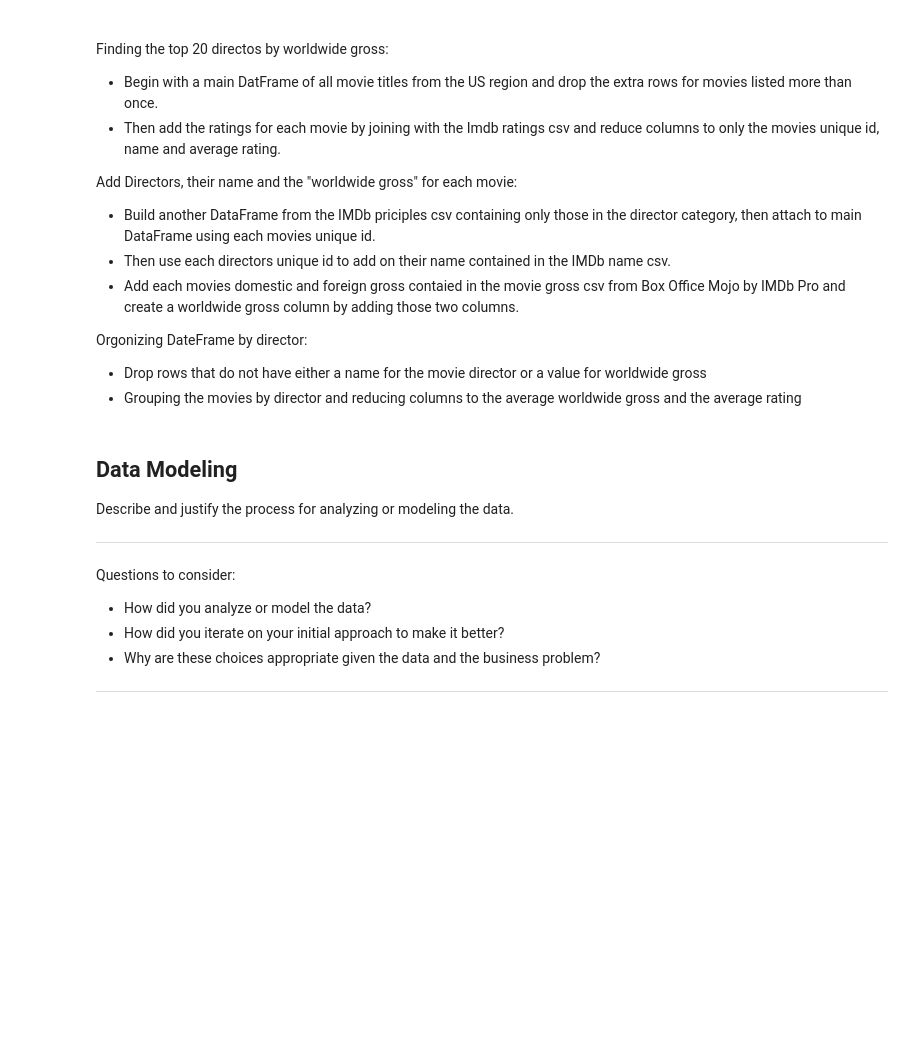
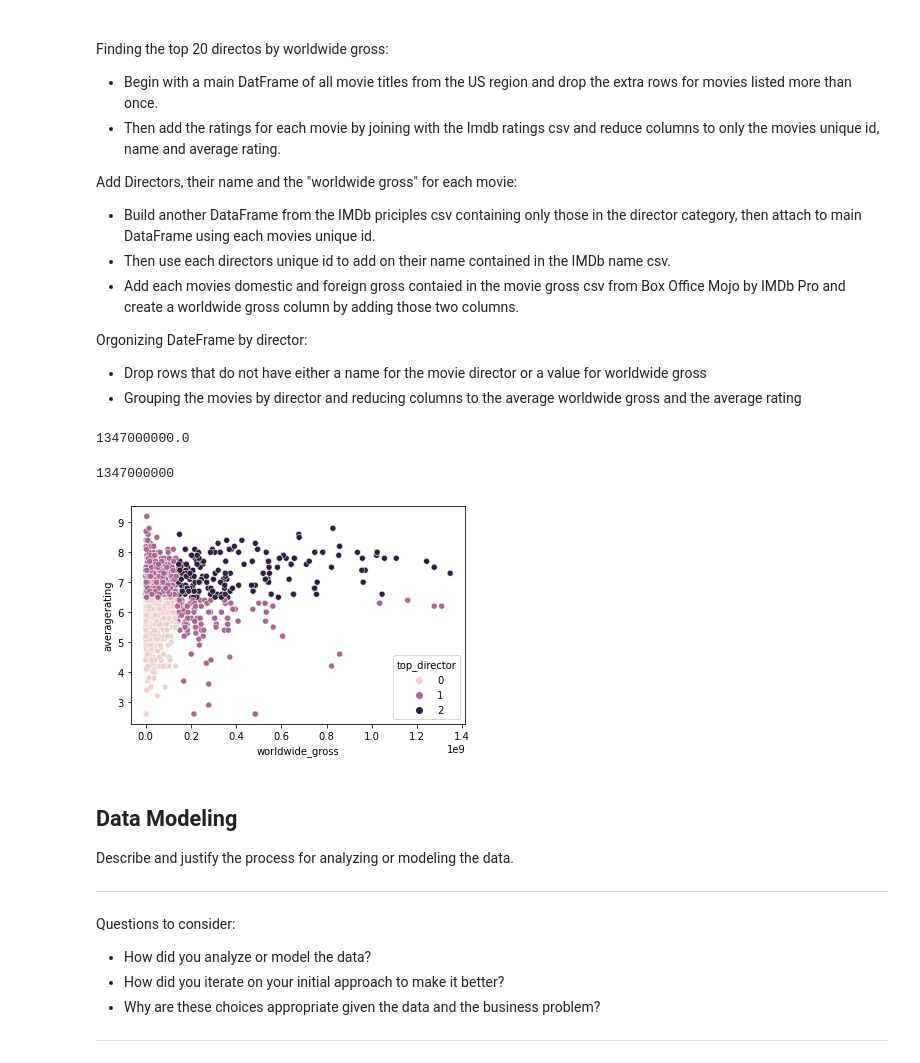
Before and after one commit to zach-hanly/microsoft_movie_project, a Jupyter notebook: zach/dsc-phase1-project-template.ipynb, the cells around one changed output. Drawn from its saved outputs; the diff is of its cells as text; code cells hidden in the pictures; blank space fills up the shorter version.

```diff
--- a/zach/dsc-phase1-project-template.ipynb
+++ b/zach/dsc-phase1-project-template.ipynb
@@ -94,6 +94,27 @@ add_gross['worldwide_gross'] = add_gross['domestic_gross'] + add_gross['foreign_
 dropped = add_gross.dropna(subset=['primary_name','worldwide_gross'])
 director_df = dropped.groupby('primary_name').mean()
 director_df = director_df[['averagerating', 'worldwide_gross']]
+# %%
+test = add_gross.dropna(subset=['primary_name','worldwide_gross'])
+test = test[['primary_name', 'worldwide_gross', 'averagerating']]
+mean_gross = test.worldwide_gross.mean()
+mean_rating = test.averagerating.mean()
+test['high_gross'] = (test['worldwide_gross'] > mean_gross).apply(int)
+test['high_rating'] = (test['averagerating'] > mean_rating).apply(int)
+test['top_director'] = test['high_gross'] + test['high_rating']
+test.worldwide_gross.max()
+# %% [output]
+1347000000.0
+# %%
+1347000000
+# %% [output]
+1347000000
+# %%
+director_plot = sns.scatterplot(data=test, x='worldwide_gross', y='averagerating', hue='top_director')
+# director_plot.set(xticks=[0, 1347000000])
+# director_plot.set(yticklabels=[])
+# %% [output]
+[figure, added]
 # %% [markdown]
 ## Data Modeling
 Describe and justify the process for analyzing or modeling the data.
```
Also changed, not shown: parts of 1 cell of this notebook, 1 other file.
